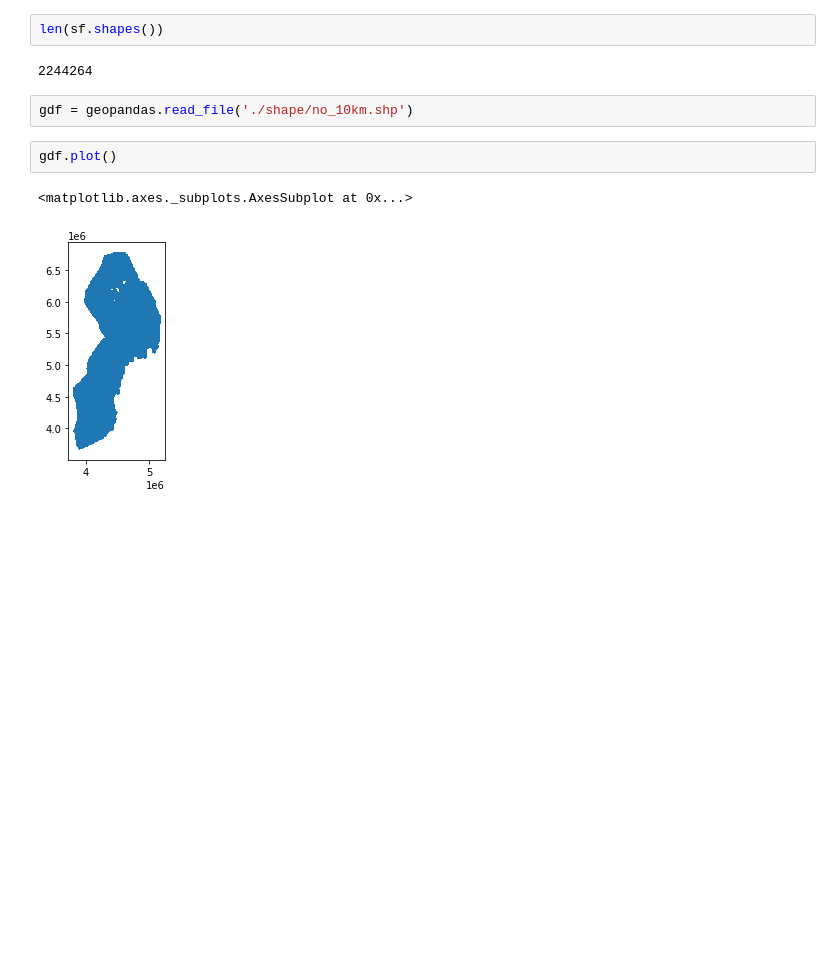
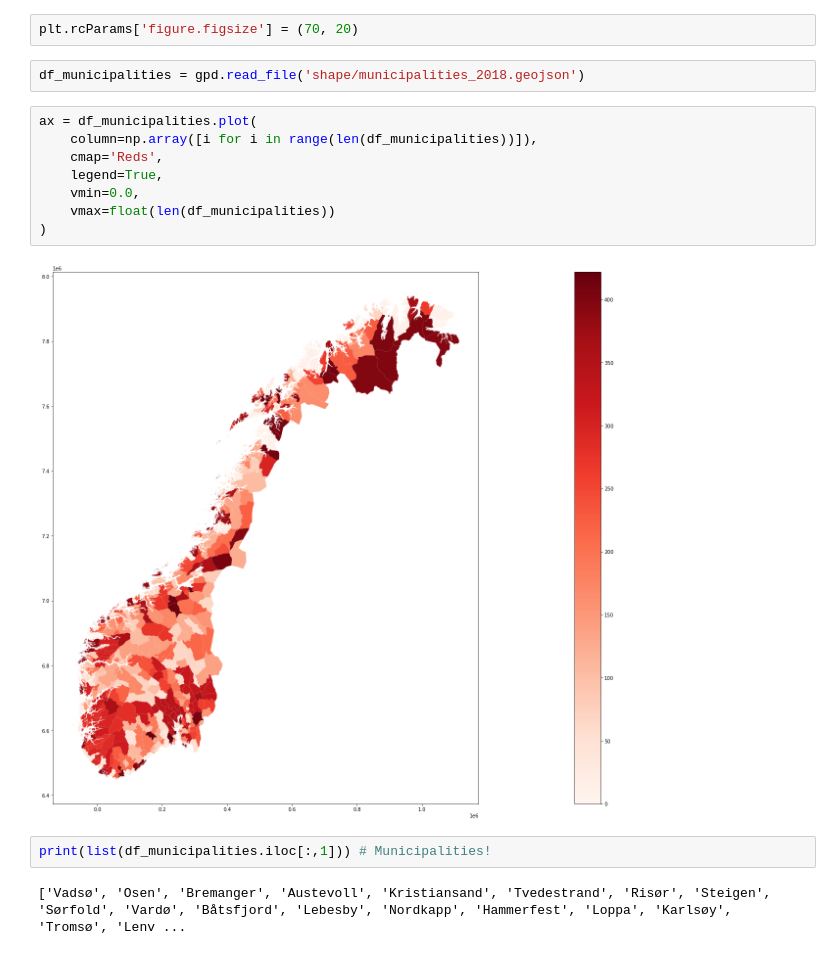
Before and after one commit to BerntA/NorwegianDemographics, a Jupyter notebook: src/geoplot_testing.ipynb, the cells around one changed output. Drawn from its saved outputs; the diff is of its cells as text; blank space fills up the shorter version.

Commit message:
- Updated geoplot_testing to include a full map of norway, from 2018, showing all municipalities. We just need to give the plot a list of numbers representing population per municipality!

```diff
--- a/src/geoplot_testing.ipynb
+++ b/src/geoplot_testing.ipynb
@@ -38,11 +8,18 @@ sf = shp.Reader(shp_path)
-# %%
-len(sf.shapes())
-# %% [output]
-2244264
-# %%
-gdf = geopandas.read_file('./shape/no_10km.shp')
-# %%
-gdf.plot()
-# %% [output]
-<matplotlib.axes._subplots.AxesSubplot at 0x...>
-[figure, removed]
+# %%
+plt.rcParams['figure.figsize'] = (70, 20)
+# %%
+df_municipalities = gpd.read_file('shape/municipalities_2018.geojson')
+# %%
+ax = df_municipalities.plot(
+    column=np.array([i for i in range(len(df_municipalities))]),
+    cmap='Reds',
+    legend=True,
+    vmin=0.0,
+    vmax=float(len(df_municipalities))
+)
+# %% [output]
+[figure, added]
+# %%
+print(list(df_municipalities.iloc[:,1])) # Municipalities!
+# %% [output]
+['Vadsø', 'Osen', 'Bremanger', 'Austevoll', 'Kristiansand', 'Tvedestrand', 'Risør', 'Steigen', 'Sørfold', 'Vardø', 'Båtsfjord', 'Lebesby', 'Nordkapp', 'Hammerfest', 'Loppa', 'Karlsøy', 'Tromsø', 'Lenv ...
```
Also changed, not shown: parts of 8 cells of this notebook, 4 other files.
